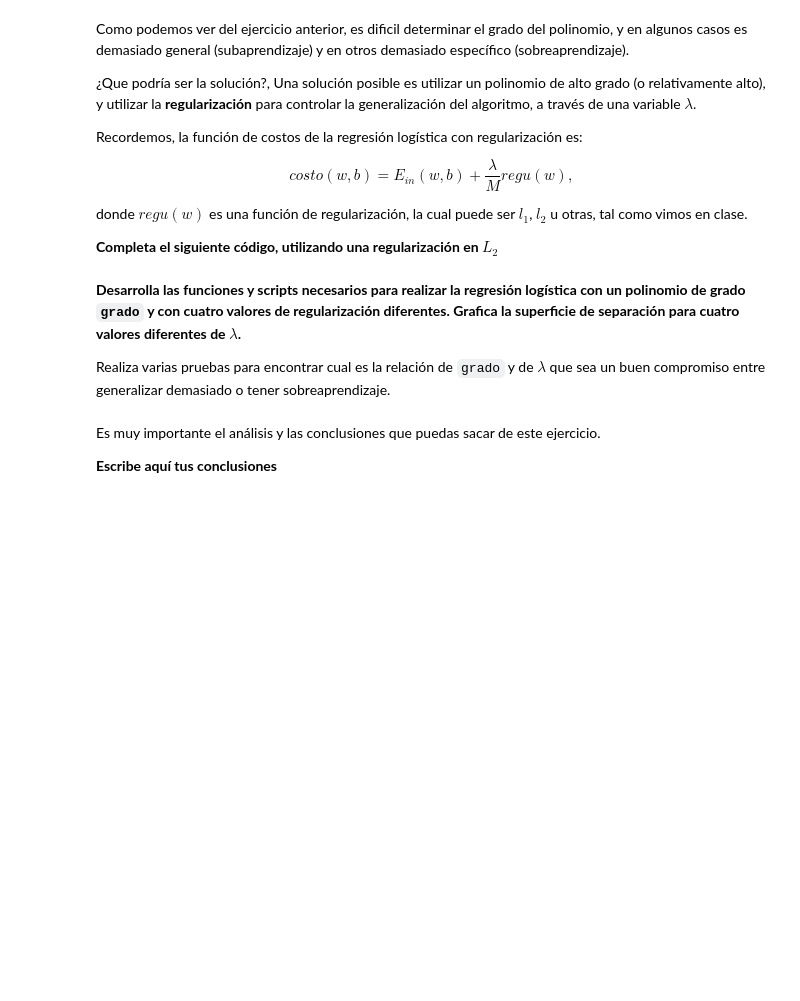
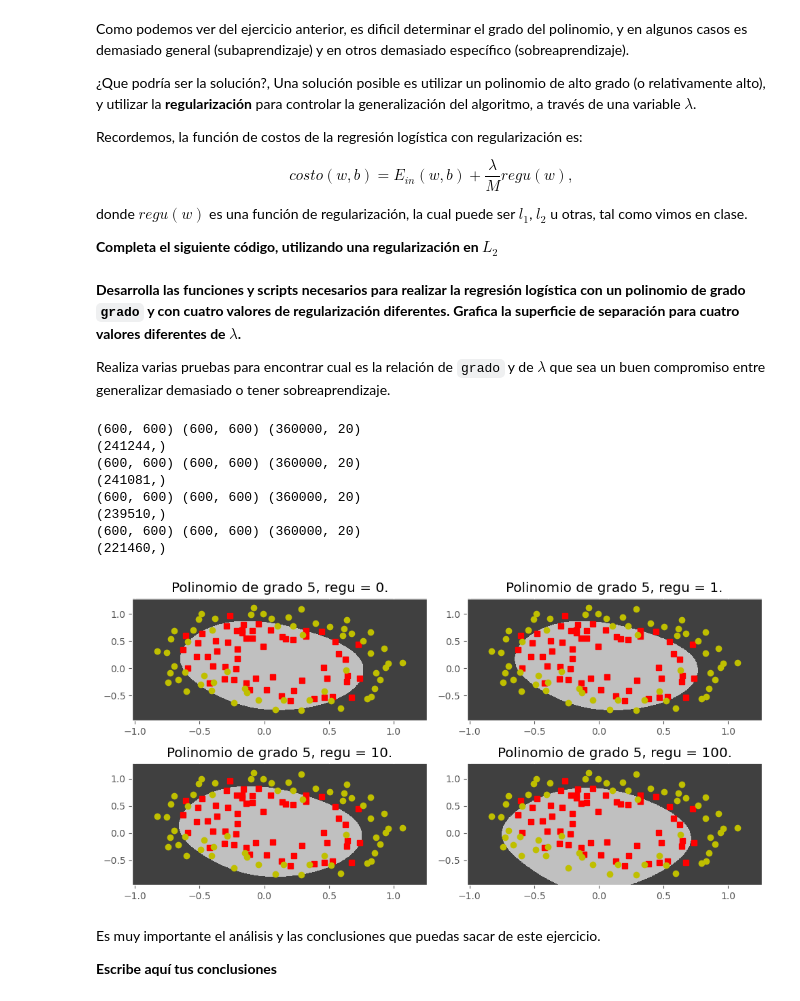
Before and after one commit to Javier033x/2-Aprendizaje-2026, a Jupyter notebook: regularizacion_logistica.ipynb, the cells around one changed output. Saved outputs shown, nothing was run; the diff lists cells and outputs as text; code cells hidden in the pictures; blank space fills up the shorter version.

```diff
--- a/regularizacion_logistica.ipynb
+++ b/regularizacion_logistica.ipynb
@@ -509,7 +510,7 @@ def costo(x, y, w, b, lambd):
 
     #------------------------------------------------------------------------
     # Agregua aqui tu código
-
+    costo = error_in(x, y, w, b) + (lambd / (2 * M)) * np.sum(w**2)
 
     #------------------------------------------------------------------------
     return costo
@@ -536,6 +537,12 @@ def grad_regu(x, y, w, b, lambd):
 
     #------------------------------------------------------------------------
     # Agregua aqui tu código
+    z = x @ w + b
+    y_hat = logistica(z)
+    error = y_hat - y
+    dw = (1 / M) * (x.T @ error) + (lambd / M) * w
+    db = (1 / M) * np.sum(error)
+
 
 
     #------------------------------------------------------------------------
@@ -581,22 +588,40 @@ Realiza varias pruebas para encontrar cual es la relación de `grado` y de $\lam
 # %%
 grado = 5
 phi_x = map_poly(grado, x)
 mu, de = medias_std(phi_x)
 phi_x_norm = normaliza(phi_x, mu, de)
 
+alpha = 0.001
+max_iter = 10000
 
 for (i, lambd) in enumerate([0, 1, 10, 100]):
 
     # Normaliza
     # --- Agregar código aquí ---
-
+    w = np.zeros(phi_x_norm.shape[1])
+    b = 0.0
     # Entrena
     # --- Agregar código aquí ---
-
+    w, b, _ = dg_regu(phi_x_norm, y, w, b, alpha, lambd, max_iter=max_iter)
     # Muestra resultados con plot_separacion2D
     plt.subplot(2, 2, i + 1)
     plt.title(f"Polinomio de grado {grado}, regu = {lambd}.")
     # --- Agregar codigo aquí ---
+
+    plot_separacion2D(x, y, grado, mu, de, w, b)
+
+plt.tight_layout()
+plt.show()
+# %% [output]
+(600, 600) (600, 600) (360000, 20)
+(241244,)
+(600, 600) (600, 600) (360000, 20)
+(241081,)
+(600, 600) (600, 600) (360000, 20)
+(239510,)
+(600, 600) (600, 600) (360000, 20)
+(221460,)
+[figure, added]
 # %% [markdown]
 Es muy importante el análisis y las conclusiones que puedas sacar de este ejercicio.
 
```
Also changed, not shown: parts of 4 cells of this notebook, 1 other file.
